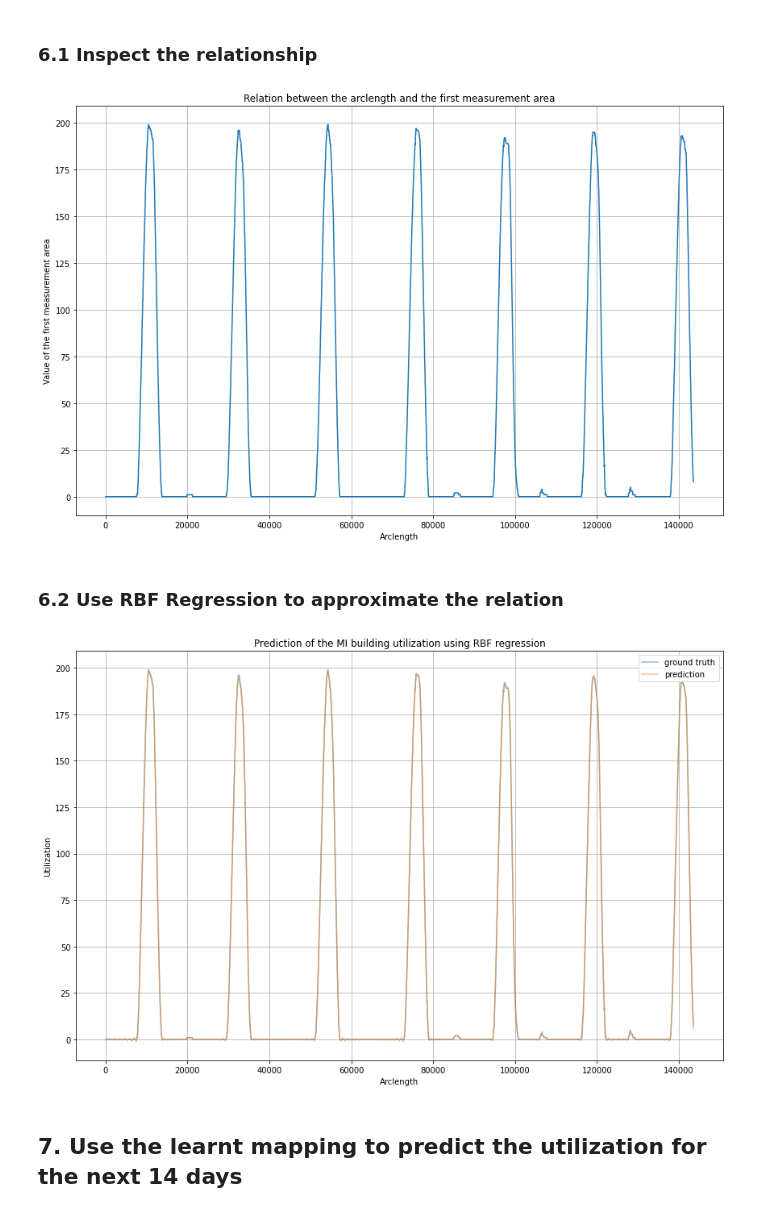
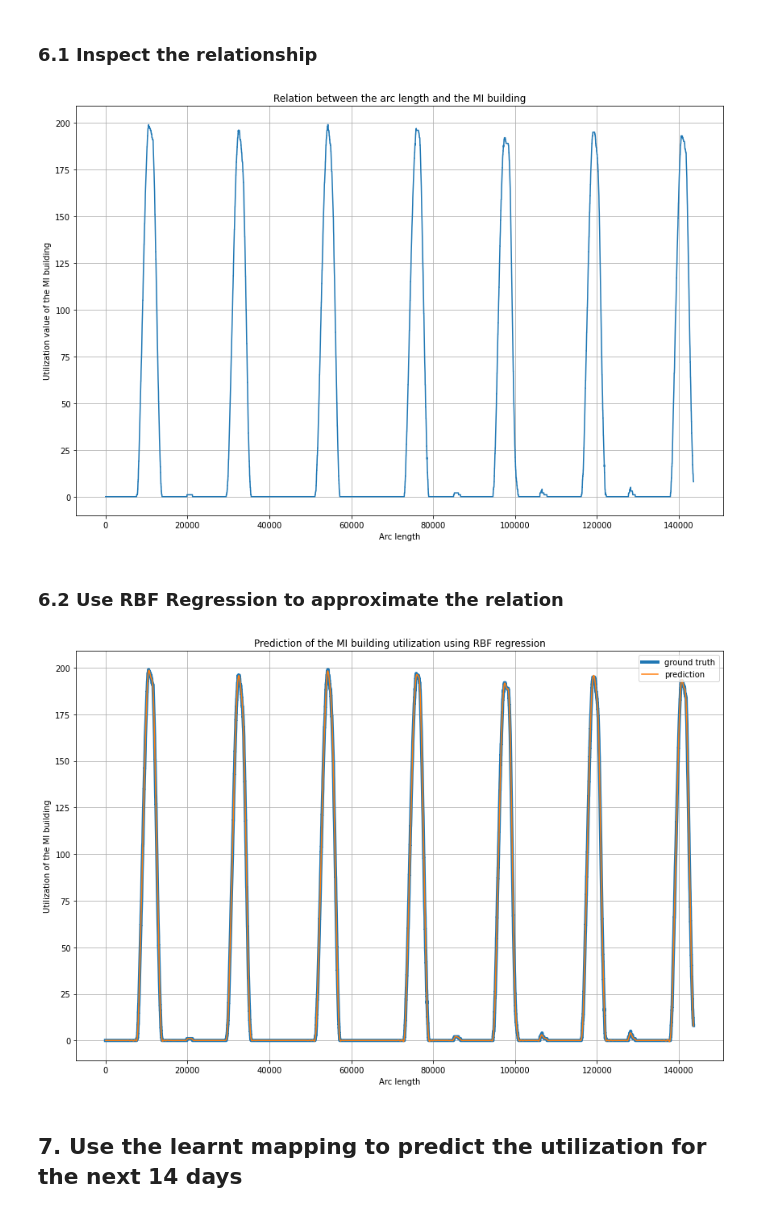
Before and after one commit to sonmikrafft-uni-MLCMS/ex5, a Jupyter notebook: task_5.ipynb, the cells around one changed output. Cells and saved outputs as stored; diff of their text form; code cells hidden in the pictures.

Commit message:
First complete version of notebook 5

```diff
--- a/task_5.ipynb
+++ b/task_5.ipynb
@@ -16,7 +44,7 @@ One day is equal to 2000 timesteps.
 # %% [markdown]
 ### 1.1 Load the data skipping the first 1000 timesteps
 # %%
-df = load_mi_data("data/MI_timesteps.txt", skip_first=1000)
+df = load_mi_data("data/MI_timesteps.txt", skip_first=SKIP_FIRST)
 df.shape
 # %% [output]
 (14001, 9)
@@ -44,5 +72,6 @@ Let's reset the index to start at 0.
 # %%
 df = df.reset_index(drop=True)
+df.columns.values[0] = "MI_Building"
 # %%
 fig, axs = plt.subplots(1, 2, figsize=(24, 8))
 axs[0] = plot_pandas_dataset(
@@ -74,20 +103,16 @@ According to Takens, we need 2d + 1 dimensions in our state space in order to ca
 # %% [markdown]
 ### 2.1 Create delay embedding with 350 delays each
 # %%
-M = 13000
-
-delay_embedding = create_delay_embedding(df, num_windows=M, num_delays=350, column_index_to_look_at=[0, 1, 2])
+delay_embedding = create_delay_embedding(
+    df, num_windows=NUM_WINDOWS, num_delays=NUM_DELAYS, column_index_to_look_at=COLUMNS_TO_CONSIDER
+)
 delay_embedding.shape
 # %% [output]
 (13000, 1053)
 # %% [markdown]
 ### 2.2 Convert delay embeddings into 3 - dimensional subspace
 # %%
-from sklearn.decomposition import PCA
-
-SUBSPACE_DIM = 3
-
-pca = PCA(n_components=SUBSPACE_DIM)
+pca = PCA(n_components=STATE_DIM)
 state_space = pca.fit_transform(delay_embedding)
 state_space.shape
 # %% [output]
@@ -212,31 +251,35 @@ ax.grid(True)
 ### 6.1 Inspect the relationship
 # %%
 fig, ax = plt.subplots(figsize=(12, 8))
-ax.plot(state_space_arc_length, df.iloc[:state_space_arc_length.shape[0], 0])
-ax.set_xlabel("Arclength")
-ax.set_ylabel("Value of the first measurement area")
-ax.set_title("Relation between the arclength and the first measurement area")
+ax.plot(state_space_arc_length, df.iloc[: state_space_arc_length.shape[0], 0])
+ax.set_xlabel("Arc length")
+ax.set_ylabel("Utilization value of the MI building")
+ax.set_title("Relation between the arc length and the MI building")
 ax.grid(True)
 fig.tight_layout()
+fig.savefig("plots/5_state_space_relation_arc_length_mi_building.pdf", bbox_inches="tight")
 # %% [output]
-[figure, old version]
+[figure, new version]
 # %% [markdown]
 ### 6.2 Use RBF Regression to approximate the relation
 # %%
-rbf = RBFRegression(eps=M / 10, L=500)
-rbf.fit(state_space_arc_length, df.iloc[:state_space_arc_length.shape[0], 0])
-pred = rbf.predict(state_space_arc_length)
+rbf = RBFRegression(eps=TIMESTEPS_DAY / 3, L=1000, lamb=1e-3)
+X = state_space_arc_length
+y = df.iloc[:state_space_arc_length.shape[0], 0]
+rbf.fit(X, y)
+y_pred = rbf.predict(X)
 
 fig, ax = plt.subplots(figsize=(12, 8))
-ax.plot(state_space_arc_length, df.iloc[:state_space_arc_length.shape[0], 0], alpha=0.5, label="ground truth")
-ax.plot(state_space_arc_length, pred, alpha=0.5, label="prediction")
-ax.legend()
+ax.plot(X, y, label="ground truth", linewidth=4)
+ax.plot(X, y_pred, label="prediction")
+ax.legend(loc="upper right")
 ax.set_title("Prediction of the MI building utilization using RBF regression")
-ax.set_xlabel("Arclength")
-ax.set_ylabel("Utilization")
+ax.set_xlabel("Arc length")
+ax.set_ylabel("Utilization of the MI building")
 ax.grid(True)
 fig.tight_layout()
+fig.savefig("plots/5_state_space_prediction_mi_building.pdf", bbox_inches="tight")
 # %% [output]
-[figure, old version]
+[figure, new version]
 # %% [markdown]
 ## 7. Use the learnt mapping to predict the utilization for the next 14 days
```
Also changed, not shown: parts of 27 cells of this notebook, 1 other file.
